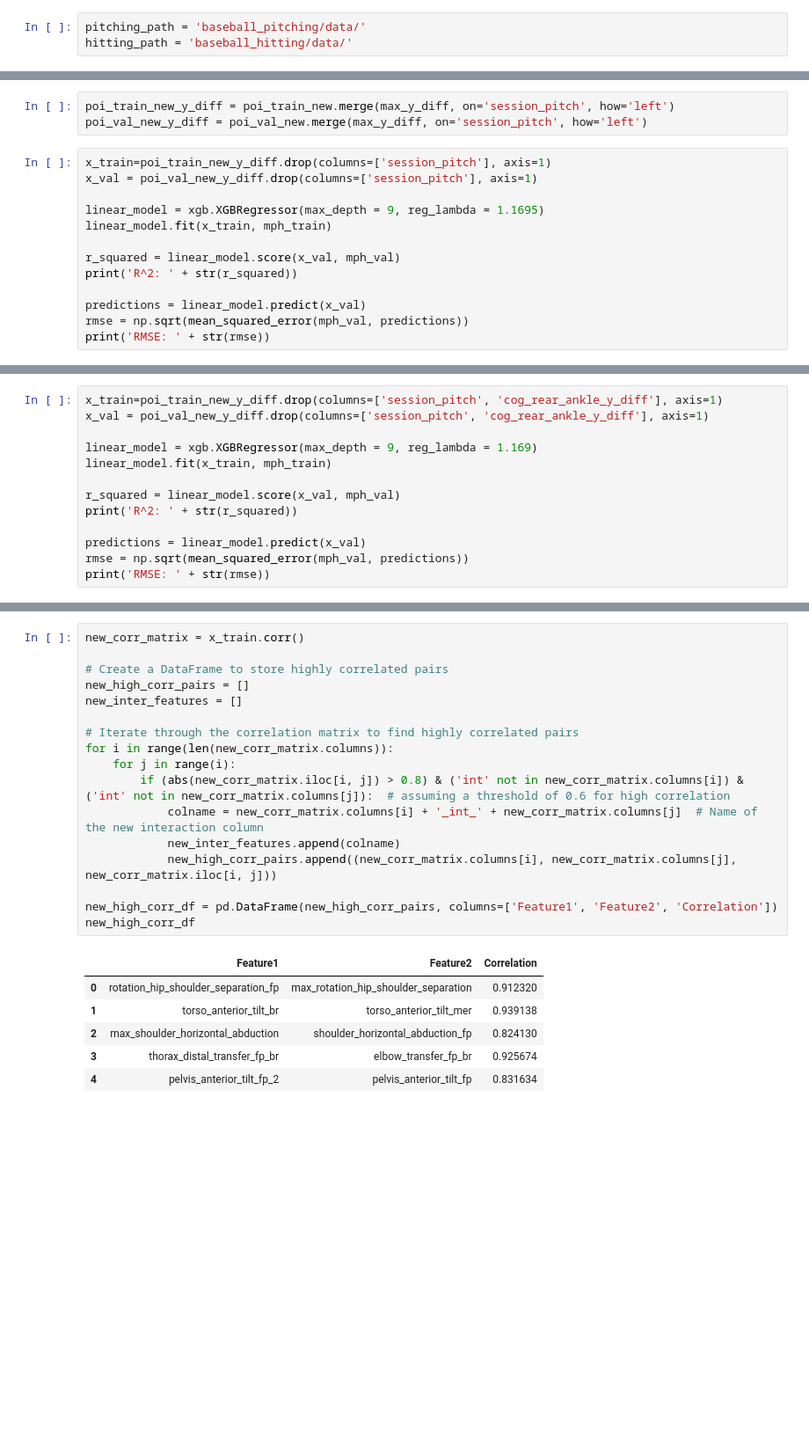
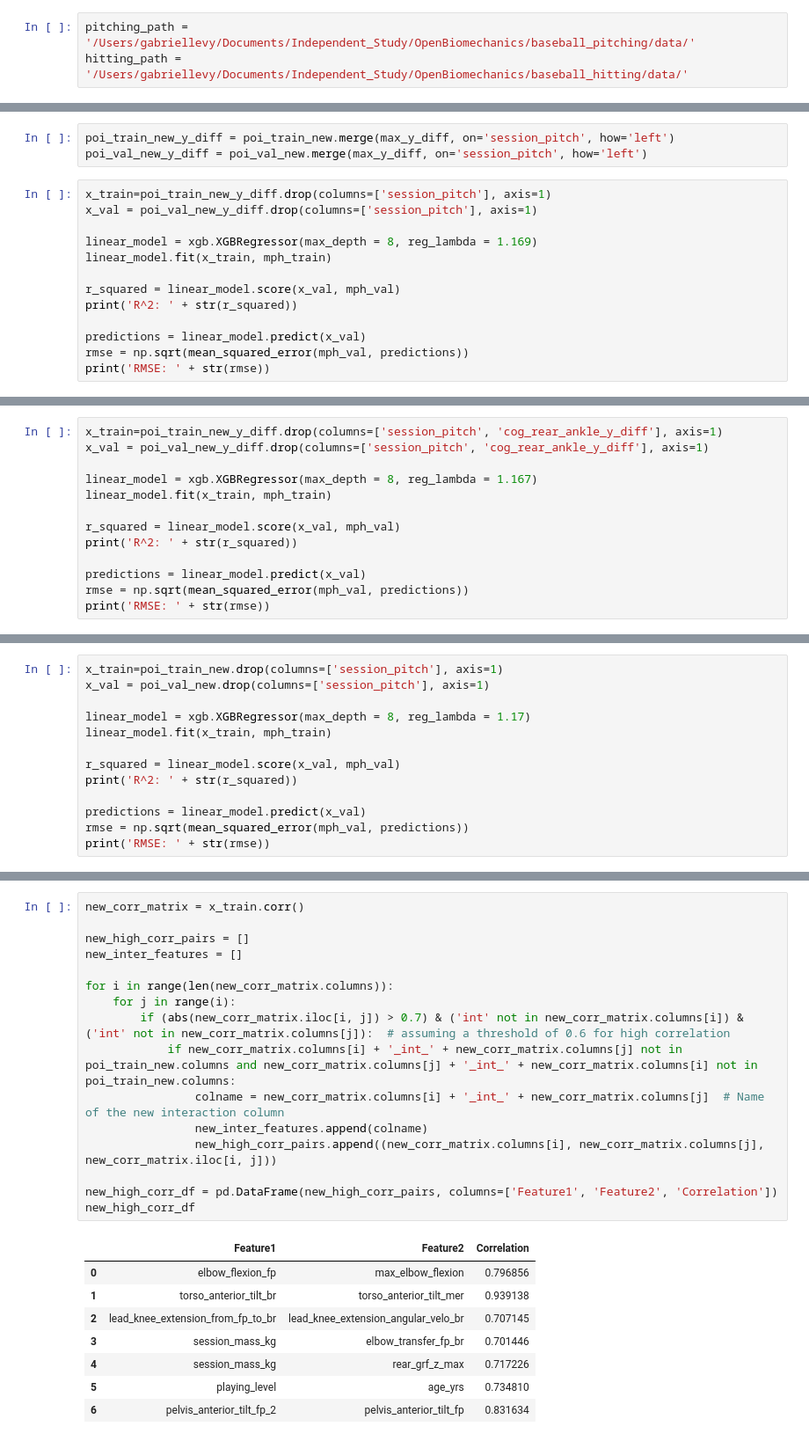
Before and after one commit to gabriel31levy34/OpenBiomechanics, a Jupyter notebook: EDA.ipynb, the cells around one changed output, grey strips where cells are left out. Shown at 88% size. Saved outputs shown, nothing was run; the diff lists cells and outputs as text; blank space fills up the shorter version.

```diff
--- a/EDA.ipynb
+++ b/EDA.ipynb
@@ -7,8 +7,8 @@ import seaborn as sns
 import warnings
 warnings.filterwarnings('ignore')
 # %%
-pitching_path = 'baseball_pitching/data/'
-hitting_path = 'baseball_hitting/data/'
+pitching_path = '/Users/gabriellevy/Documents/Independent_Study/OpenBiomechanics/baseball_pitching/data/'
+hitting_path = '/Users/gabriellevy/Documents/Independent_Study/OpenBiomechanics/baseball_hitting/data/'
 # %% [markdown]
 # Data Exploration, Merging data
 # %%
@@ -1957,7 +1952,7 @@ poi_val_new_y_diff = poi_val_new.merge(max_y_diff, on='session_pitch', how='left
 x_train=poi_train_new_y_diff.drop(columns=['session_pitch'], axis=1)
 x_val = poi_val_new_y_diff.drop(columns=['session_pitch'], axis=1)
 
-linear_model = xgb.XGBRegressor(max_depth = 9, reg_lambda = 1.1695)
+linear_model = xgb.XGBRegressor(max_depth = 8, reg_lambda = 1.169)
 linear_model.fit(x_train, mph_train)
 
 r_squared = linear_model.score(x_val, mph_val)
@@ -2002,7 +1997,7 @@ importance_df.tail(30)
 x_train=poi_train_new_y_diff.drop(columns=['session_pitch', 'cog_rear_ankle_y_diff'], axis=1)
 x_val = poi_val_new_y_diff.drop(columns=['session_pitch', 'cog_rear_ankle_y_diff'], axis=1)
 
-linear_model = xgb.XGBRegressor(max_depth = 9, reg_lambda = 1.169)
+linear_model = xgb.XGBRegressor(max_depth = 8, reg_lambda = 1.167)
 linear_model.fit(x_train, mph_train)
 
 r_squared = linear_model.score(x_val, mph_val)
@@ -2016,0 +2012,13 @@ RMSE: 1.4468228144142936
+# %%
+x_train=poi_train_new.drop(columns=['session_pitch'], axis=1)
+x_val = poi_val_new.drop(columns=['session_pitch'], axis=1)
+
+linear_model = xgb.XGBRegressor(max_depth = 8, reg_lambda = 1.17)
+linear_model.fit(x_train, mph_train)
+
+r_squared = linear_model.score(x_val, mph_val)
+print('R^2: ' + str(r_squared))
+
+predictions = linear_model.predict(x_val)
+rmse = np.sqrt(mean_squared_error(mph_val, predictions))
+print('RMSE: ' + str(rmse))
@@ -2017,24 +2028,25 @@ RMSE: 1.4468228144142936
 # %%
 new_corr_matrix = x_train.corr()
 
-# Create a DataFrame to store highly correlated pairs
 new_high_corr_pairs = []
 new_inter_features = []
 
-# Iterate through the correlation matrix to find highly correlated pairs
 for i in range(len(new_corr_matrix.columns)):
     for j in range(i):
-        if (abs(new_corr_matrix.iloc[i, j]) > 0.8) & ('int' not in new_corr_matrix.columns[i]) & ('int' not in new_corr_matrix.columns[j]):  # assuming a threshold of 0.6 for high correlation
-            colname = new_corr_matrix.columns[i] + '_int_' + new_corr_matrix.columns[j]  # Name of the new interaction column
-            new_inter_features.append(colname)
-            new_high_corr_pairs.append((new_corr_matrix.columns[i], new_corr_matrix.columns[j], new_corr_matrix.iloc[i, j]))
+        if (abs(new_corr_matrix.iloc[i, j]) > 0.7) & ('int' not in new_corr_matrix.columns[i]) & ('int' not in new_corr_matrix.columns[j]):  # assuming a threshold of 0.6 for high correlation
+            if new_corr_matrix.columns[i] + '_int_' + new_corr_matrix.columns[j] not in poi_train_new.columns and new_corr_matrix.columns[j] + '_int_' + new_corr_matrix.columns[i] not in poi_train_new.columns:
+                colname = new_corr_matrix.columns[i] + '_int_' + new_corr_matrix.columns[j]  # Name of the new interaction column
+                new_inter_features.append(colname)
+                new_high_corr_pairs.append((new_corr_matrix.columns[i], new_corr_matrix.columns[j], new_corr_matrix.iloc[i, j]))
 
 new_high_corr_df = pd.DataFrame(new_high_corr_pairs, columns=['Feature1', 'Feature2', 'Correlation'])
 new_high_corr_df
 # %% [output]
 |  | Feature1 | Feature2 | Correlation |
-| 0 | rotation_hip_shoulder_separation_fp | max_rotation_hip_shoulder_separation | 0.912320 |
+| 0 | elbow_flexion_fp | max_elbow_flexion | 0.796856 |
 | 1 | torso_anterior_tilt_br | torso_anterior_tilt_mer | 0.939138 |
-| 2 | max_shoulder_horizontal_abduction | shoulder_horizontal_abduction_fp | 0.824130 |
-| 3 | thorax_distal_transfer_fp_br | elbow_transfer_fp_br | 0.925674 |
-| 4 | pelvis_anterior_tilt_fp_2 | pelvis_anterior_tilt_fp | 0.831634 |
+| 2 | lead_knee_extension_from_fp_to_br | lead_knee_extension_angular_velo_br | 0.707145 |
+| 3 | session_mass_kg | elbow_transfer_fp_br | 0.701446 |
+| 4 | session_mass_kg | rear_grf_z_max | 0.717226 |
+| 5 | playing_level | age_yrs | 0.734810 |
+| 6 | pelvis_anterior_tilt_fp_2 | pelvis_anterior_tilt_fp | 0.831634 |
```
Also changed, not shown: parts of 42 cells of this notebook.
